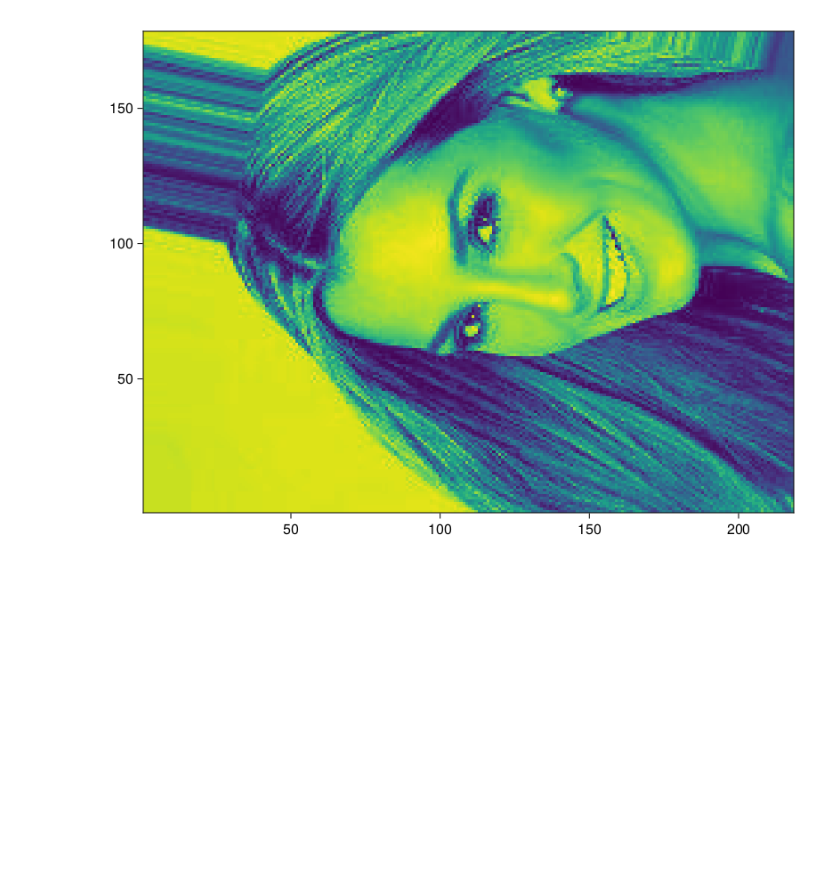
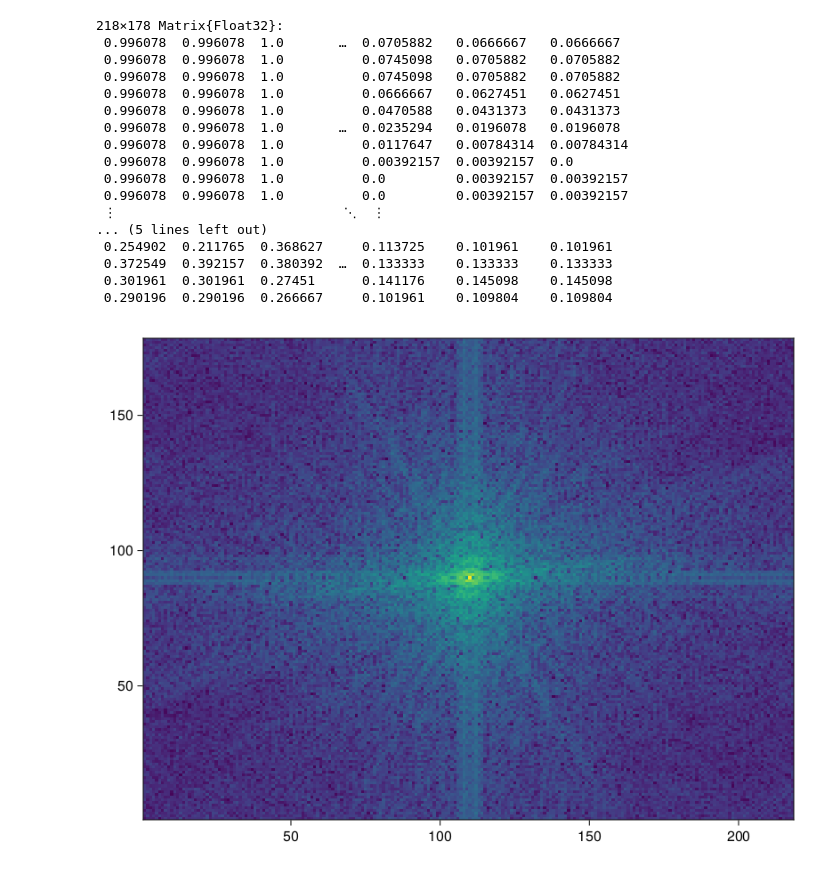
Before and after one commit to mscott99/GenerativeRecoveries.jl, a Jupyter notebook: experiments/Display_Fourier_Coefficients.ipynb, the cells around one changed output. Saved outputs shown, nothing was run; the diff lists cells and outputs as text; code cells hidden in the pictures; blank space fills up the shorter version.

```diff
--- a/experiments/Display_Fourier_Coefficients.ipynb
+++ b/experiments/Display_Fourier_Coefficients.ipynb
@@ -5,0 +7,2 @@ using FileIO
+# %%
+file = load("../datasets/celeba/000068.jpg")
@@ -6,6 +30,28 @@ using FileIO
 # %%
-file = load("../datasets/celeba/000001.jpg")
+
 img = convert(Array{Float32,2}, Gray.(file))
-heatmap(img)
 # %% [output]
-[figure, removed]
+218×178 Matrix{Float32}:
+ 0.996078  0.996078  1.0       …  0.0705882   0.0666667   0.0666667
+ 0.996078  0.996078  1.0          0.0745098   0.0705882   0.0705882
+ 0.996078  0.996078  1.0          0.0745098   0.0705882   0.0705882
+ 0.996078  0.996078  1.0          0.0666667   0.0627451   0.0627451
+ 0.996078  0.996078  1.0          0.0470588   0.0431373   0.0431373
+ 0.996078  0.996078  1.0       …  0.0235294   0.0196078   0.0196078
+ 0.996078  0.996078  1.0          0.0117647   0.00784314  0.00784314
+ 0.996078  0.996078  1.0          0.00392157  0.00392157  0.0
+ 0.996078  0.996078  1.0          0.0         0.00392157  0.00392157
+ 0.996078  0.996078  1.0          0.0         0.00392157  0.00392157
+ ⋮                             ⋱  ⋮
+... (5 lines left out)
+ 0.254902  0.211765  0.368627     0.113725    0.101961    0.101961
+ 0.372549  0.392157  0.380392  …  0.133333    0.133333    0.133333
+ 0.301961  0.301961  0.27451      0.141176    0.145098    0.145098
+ 0.290196  0.290196  0.266667     0.101961    0.109804    0.109804
+# %%
+coeffs = fftshift(fft(img))
+visible_coeffs = log.(abs.(coeffs) .+ 1f0)
+visible_coeffs = visible_coeffs/maximum(visible_coeffs)
+heatmap(visible_coeffs)
+# %% [output]
+[figure, added]
```
Also changed, not shown: parts of 6 cells of this notebook, 12 other files.
